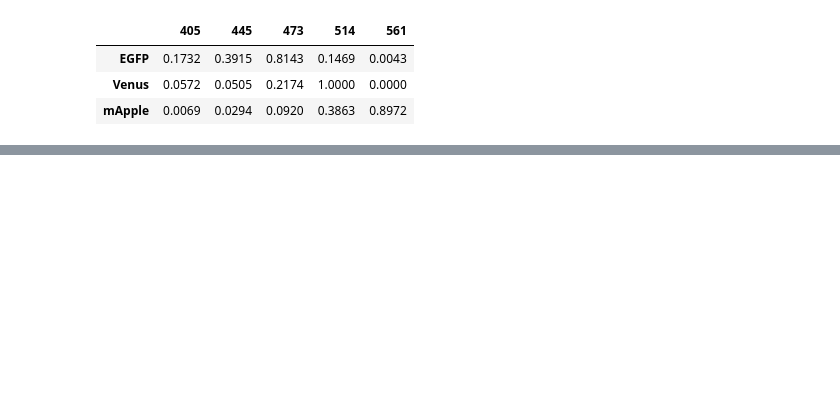
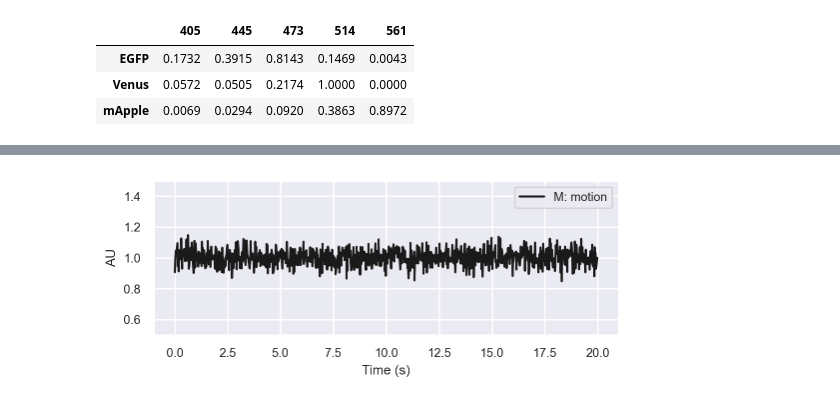
Before and after one commit to AllenInstitute/sourcesep, a Jupyter notebook: notebooks/03_compose_data.ipynb, the cells around one changed output, grey strips where cells are left out. Cells and saved outputs as stored; diff of their text form; code cells hidden in the pictures; blank space fills up the shorter version.

```diff
--- a/notebooks/03_compose_data.ipynb
+++ b/notebooks/03_compose_data.ipynb
@@ -95,0 +119,8 @@ for i in range(10):
+# %%
+f, ax = plt.subplots(figsize=(6,2))
+ax.plot(sim.T_arr, dat['M'], 'k',label='M: motion')
+ax.set(xlabel='Time (s)', ylabel='AU', ylim=[0.5, 1.5])
+plt.legend()
+plt.show()
+# %% [output]
+[figure, added]
```
Also changed, not shown: parts of 11 cells of this notebook, 5 other files.
